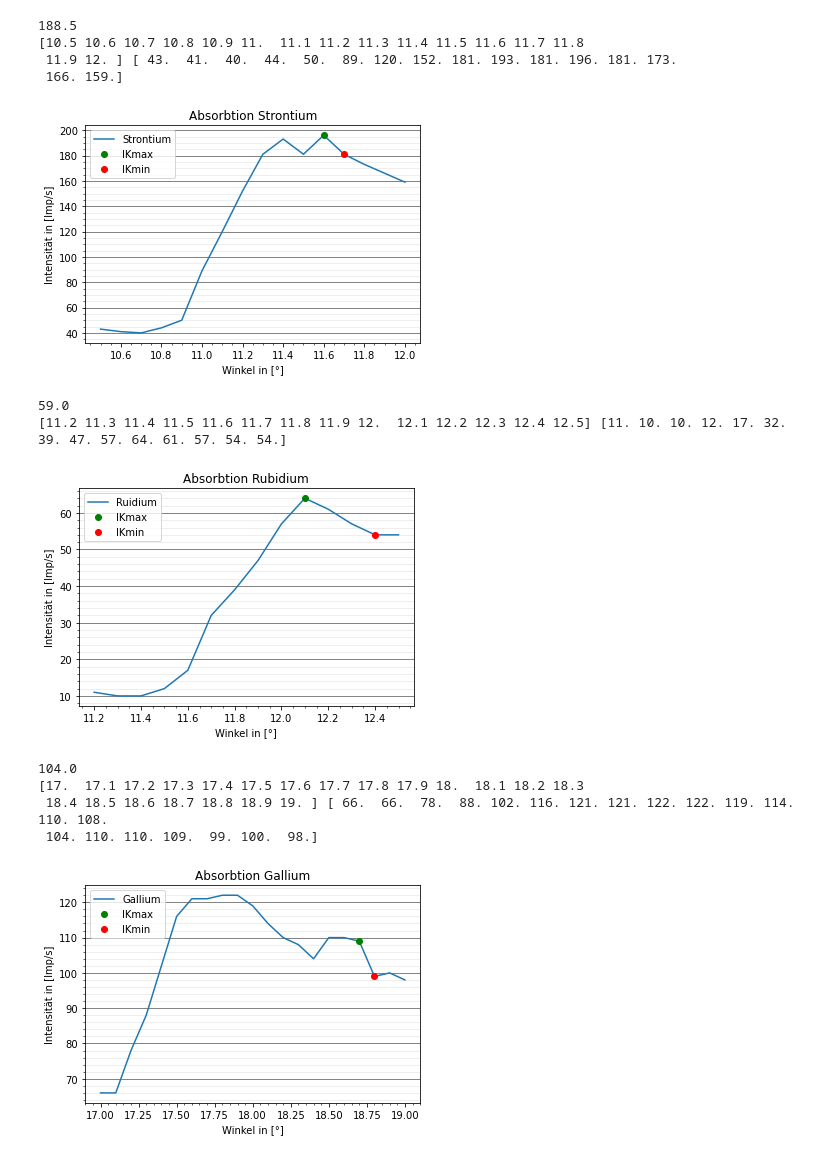
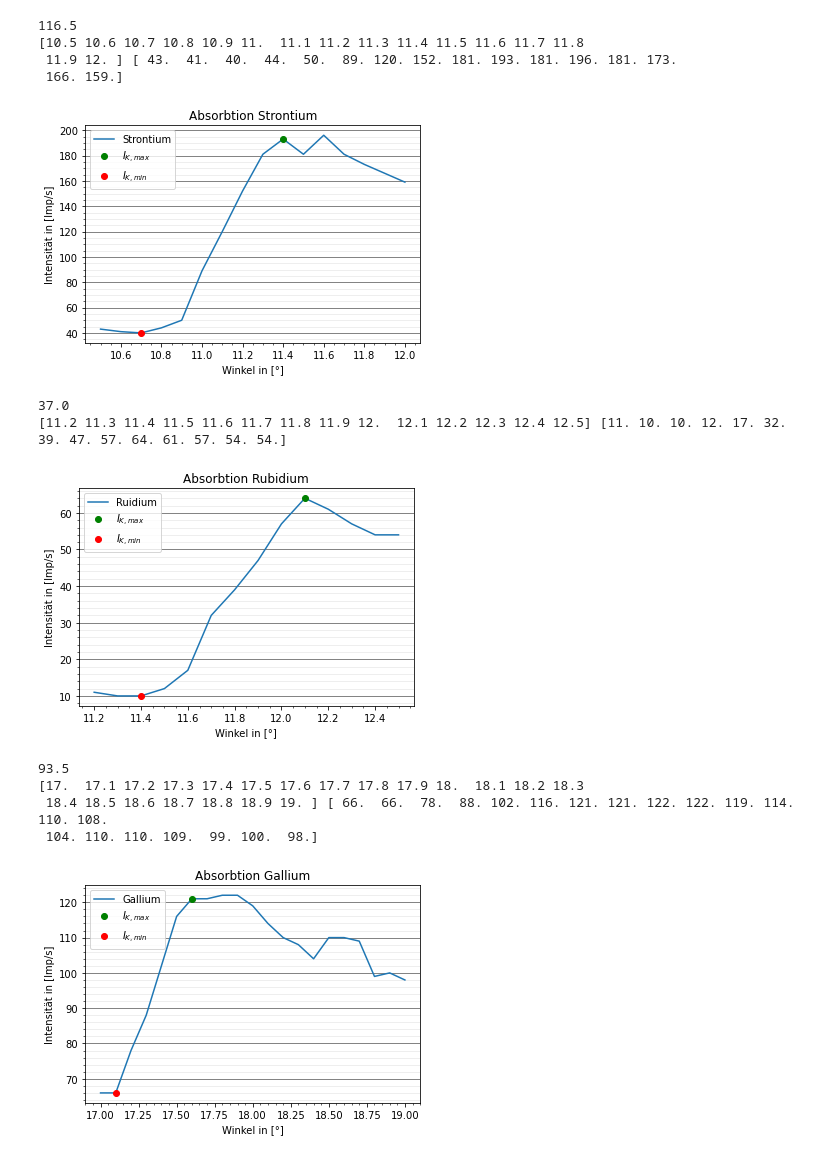
Before and after one commit to JackDO1998/Praktikum, a Jupyter notebook: RoentgenemmisionUndAbsorbtion/content/test.ipynb, the cells around one changed output. Saved outputs shown, nothing was run; the diff lists cells and outputs as text; code cells hidden in the pictures.

```diff
--- a/RoentgenemmisionUndAbsorbtion/content/test.ipynb
+++ b/RoentgenemmisionUndAbsorbtion/content/test.ipynb
@@ -228,37 +266,37 @@ plt.savefig('AbsorbtionsspektrumZink.pdf')
 # %%
-IKmiStrontium=181
-IKmaStrontium=196
-TmaStrontium=11.6
-TmiStrontium=11.7
+IKmiStrontium=40
+IKmaStrontium=193
+TmaStrontium=11.4
+TmiStrontium=10.7
 mStrontium=(IKmiStrontium-IKmaStrontium)/(TmiStrontium-TmaStrontium)
 bStrontium=IKmiStrontium-mStrontium*TmiStrontium
 IKStrontium=IKmiStrontium+(IKmaStrontium-IKmiStrontium)/2
 TStrontium=(IKStrontium-bStrontium)/mStrontium
 
 print(IKStrontium)
 print(ThetaStrontium,NStrontium)
 plt.plot(ThetaStrontium,NStrontium, label='Strontium')
-plt.plot(11.6,IKmaStrontium,'go',label='IKmax')
-plt.plot(11.7,IKmiStrontium,'ro',label='IKmin')
+plt.plot(11.4,IKmaStrontium,'go',label="$I_{K,max}$")
+plt.plot(10.7,IKmiStrontium,'ro',label="$I_{K,min}$")
 plt.grid(b=True, which='major', color='#666666', linestyle='-', axis='y')
 plt.minorticks_on()
 plt.grid(b=True, which='minor', color='#999999', linestyle='-', alpha=0.2, axis='y')
 plt.legend(loc='best')
 plt.title('Absorbtion Strontium')
 plt.xlabel('Winkel in [°]')
 plt.ylabel('Intensität in [Imp/s]')
 plt.savefig('AbsorbtionsspektrumStrontium.pdf')
 # %% [output]
-188.5
+116.5
 [10.5 10.6 10.7 10.8 10.9 11.  11.1 11.2 11.3 11.4 11.5 11.6 11.7 11.8
  11.9 12. ] [ 43.  41.  40.  44.  50.  89. 120. 152. 181. 193. 181. 196. 181. 173.
  166. 159.]
-[figure, old version]
+[figure, new version]
 # %%
-IKmiRubidium=54
+IKmiRubidium=10
 IKmaRubidium=64
 TmaRubidium=12.1
-TmiRubidium=12.4
+TmiRubidium=11.4
 mRubidium=(IKmiRubidium-IKmaRubidium)/(TmiRubidium-TmaRubidium)
 bRubidium=IKmiRubidium-mRubidium*TmiRubidium
 IKRubidium=IKmiRubidium+(IKmaRubidium-IKmiRubidium)/2
@@ -267,8 +305,8 @@ TRubidium=(IKRubidium-bRubidium)/mRubidium
 print(IKRubidium)
 print(ThetaRubidium,NRubidium)
 plt.plot(ThetaRubidium,NRubidium, label='Ruidium')
-plt.plot(12.1,IKmaRubidium,'go',label='IKmax')
-plt.plot(12.4,IKmiRubidium,'ro',label='IKmin')
+plt.plot(12.1,IKmaRubidium,'go',label="$I_{K,max}$")
+plt.plot(11.4,IKmiRubidium,'ro',label="$I_{K,min}$")
 plt.grid(b=True, which='major', color='#666666', linestyle='-', axis='y')
 plt.minorticks_on()
 plt.grid(b=True, which='minor', color='#999999', linestyle='-', alpha=0.2, axis='y')
@@ -278,14 +316,14 @@ plt.xlabel('Winkel in [°]')
 plt.ylabel('Intensität in [Imp/s]')
 plt.savefig('AbsorbtionsspektrumRubidium.pdf')
 # %% [output]
-59.0
+37.0
 [11.2 11.3 11.4 11.5 11.6 11.7 11.8 11.9 12.  12.1 12.2 12.3 12.4 12.5] [11. 10. 10. 12. 17. 32. 39. 47. 57. 64. 61. 57. 54. 54.]
-[figure, old version]
+[figure, new version]
 # %%
-IKmiGallium=99
-IKmaGallium=109
-TmaGallium=18.7
-TmiGallium=18.8
+IKmiGallium=66
+IKmaGallium=121
+TmaGallium=17.6
+TmiGallium=17.1
 mGallium=(IKmiGallium-IKmaGallium)/(TmiGallium-TmaGallium)
 bGallium=IKmiGallium-mGallium*TmiGallium
 IKGallium=IKmiGallium+(IKmaGallium-IKmiGallium)/2
@@ -294,8 +332,8 @@ TGallium=(IKGallium-bGallium)/mGallium
 print(IKGallium)
 print(ThetaGallium,NGallium)
 plt.plot(ThetaGallium,NGallium, label='Gallium')
-plt.plot(18.7,IKmaGallium,'go',label='IKmax')
-plt.plot(18.8,IKmiGallium,'ro',label='IKmin')
+plt.plot(17.6,IKmaGallium,'go',label="$I_{K,max}$")
+plt.plot(17.1,IKmiGallium,'ro',label="$I_{K,min}$")
 plt.grid(b=True, which='major', color='#666666', linestyle='-', axis='y')
 plt.minorticks_on()
 plt.grid(b=True, which='minor', color='#999999', linestyle='-', alpha=0.2, axis='y')
@@ -305,11 +343,11 @@ plt.xlabel('Winkel in [°]')
 plt.ylabel('Intensität in [Imp/s]')
 plt.savefig('AbsorbtionsspektrumGallium.pdf')
 # %% [output]
-104.0
+93.5
 [17.  17.1 17.2 17.3 17.4 17.5 17.6 17.7 17.8 17.9 18.  18.1 18.2 18.3
  18.4 18.5 18.6 18.7 18.8 18.9 19. ] [ 66.  66.  78.  88. 102. 116. 121. 121. 122. 122. 119. 114. 110. 108.
  104. 110. 110. 109.  99. 100.  98.]
-[figure, old version]
+[figure, new version]
 # %%
 print('Theta Brom:',TBrom)
 print('Theta Zirkonium',TZirkonium)
```
Also changed, not shown: parts of 10 cells of this notebook, 18 other files.
